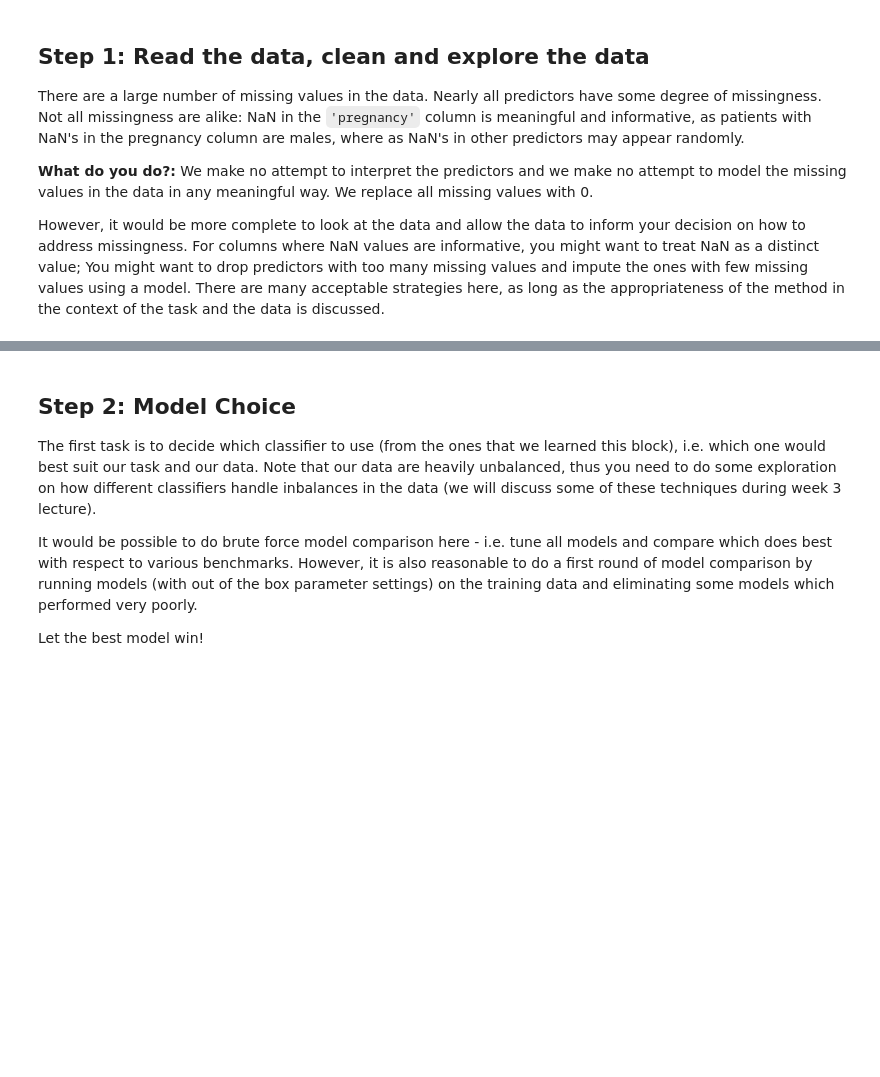
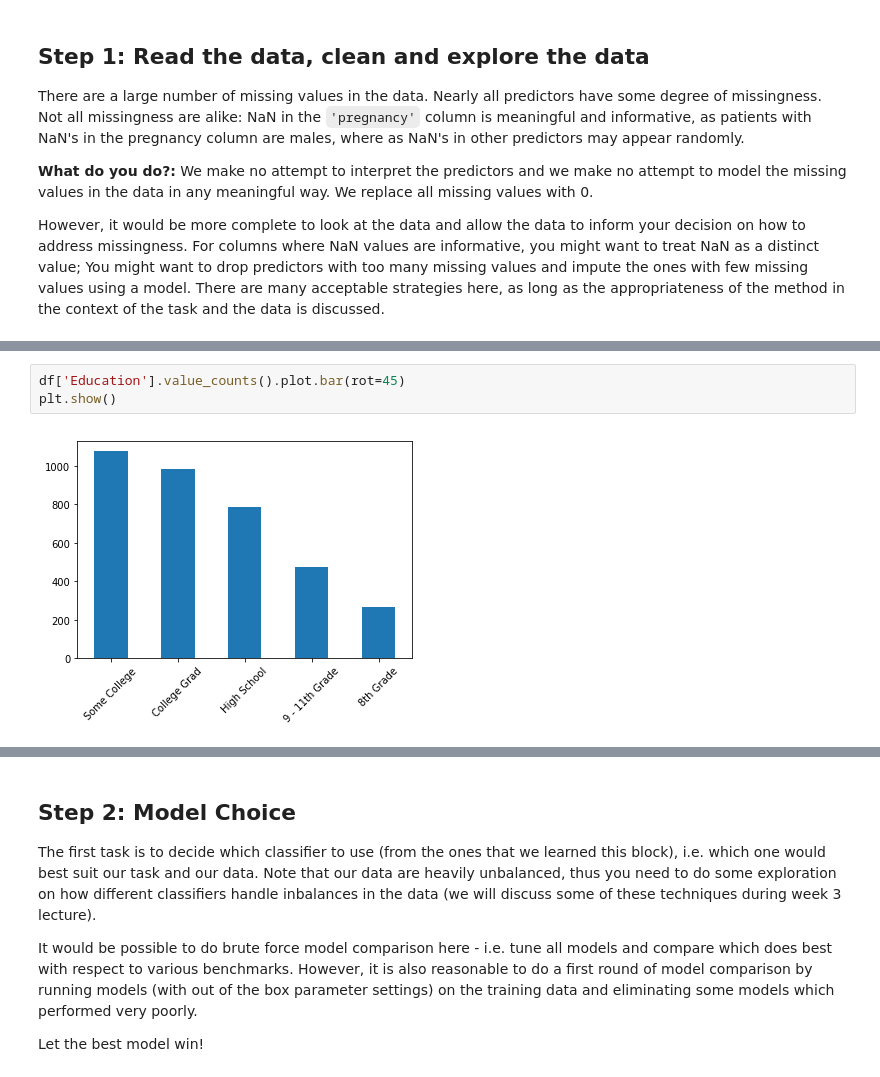
Before and after one commit to lucas-ubm/MaastrichtFlu, a Jupyter notebook: handin.ipynb, the cells around one changed output, grey strips where cells are left out. Saved outputs shown, nothing was run; the diff lists cells and outputs as text; blank space fills up the shorter version.

```diff
--- a/handin.ipynb
+++ b/handin.ipynb
@@ -81,0 +190,5 @@ print('train class 0: {}, train class 1: {}'.format(len(y[y==0]), len(y[y==1])))
+# %%
+df['Education'].value_counts().plot.bar(rot=45)
+plt.show()
+# %% [output]
+[figure, added]
```
Also changed, not shown: parts of 335 cells of this notebook.
